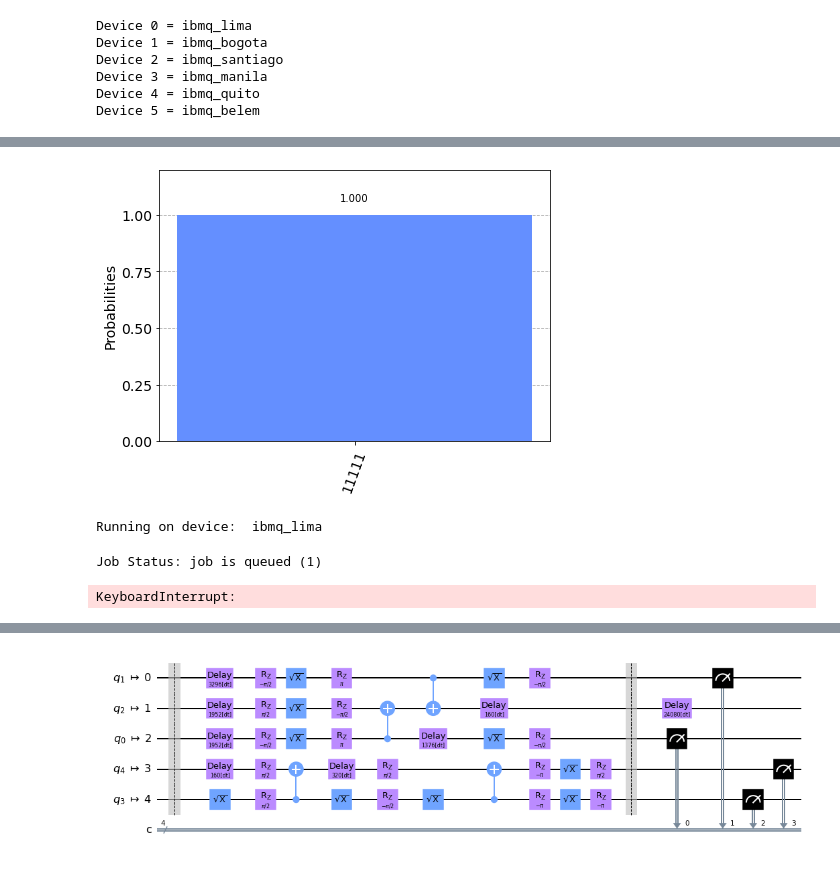
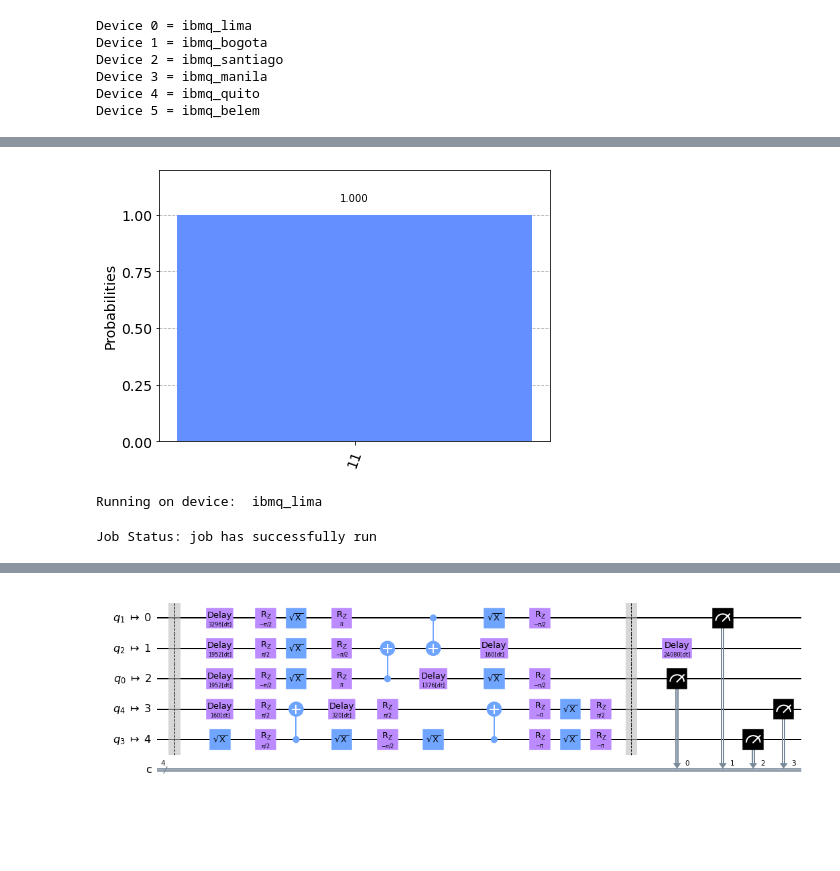
Before and after one commit to caslab-code/qc-antivirus, a Jupyter notebook: experiments/deutsch-josza/deutsch-josza-experiments.ipynb, the cells around one changed output, grey strips where cells are left out. Saved outputs shown, nothing was run; the diff lists cells and outputs as text; code cells hidden in the pictures; blank space fills up the shorter version.

```diff
--- a/experiments/deutsch-josza/deutsch-josza-experiments.ipynb
+++ b/experiments/deutsch-josza/deutsch-josza-experiments.ipynb
@@ -148,11 +246,11 @@ def dj_mal(copies):
 
     return dj_circuit
 # %%
-n=5
-oracle = dj_oracle("balanced",n)
-d1 = dj_algorithm(oracle, n)
-dj = dj_mal(5)
+n=2
+# oracle = dj_oracle("balanced",n)
+# d1 = dj_algorithm(oracle, n)
+dj = dj_mal(4, 'M12')
 
-print(d1)
+# print(d1)
 print(dj)
 # %% [output]
@@ -176,10 +266,10 @@ c: 4/═════════════════════════
 # %%
 aer_sim = Aer.get_backend('aer_simulator')
-transpiled_circuit = transpile(d1, aer_sim)
+transpiled_circuit = transpile(dj, aer_sim)
 qobj = assemble(transpiled_circuit)
 results = aer_sim.run(qobj).result()
 counts = results.get_counts()
 plot_histogram(counts)
 # %% [output]
-[figure, old version]
+[figure, new version]
 # %%
@@ -189,11 +280,10 @@ transpiled_dj = transpile(dj, device[0], optimization_level=3, scheduling_method
 # %% [output]
 Running on device:  ibmq_lima
 # %%
-job = device[0].run(transpiled_dj)
+job = backend.run(transpiled_dj)
 job_monitor(job, interval=2)
 # %% [output]
-Job Status: job is queued (1)
+Job Status: job has successfully run
-KeyboardInterrupt:
 # %%
 results = job.result()
 answer = results.get_counts()
```
Also changed, not shown: parts of 4 cells of this notebook, 11 other files.
